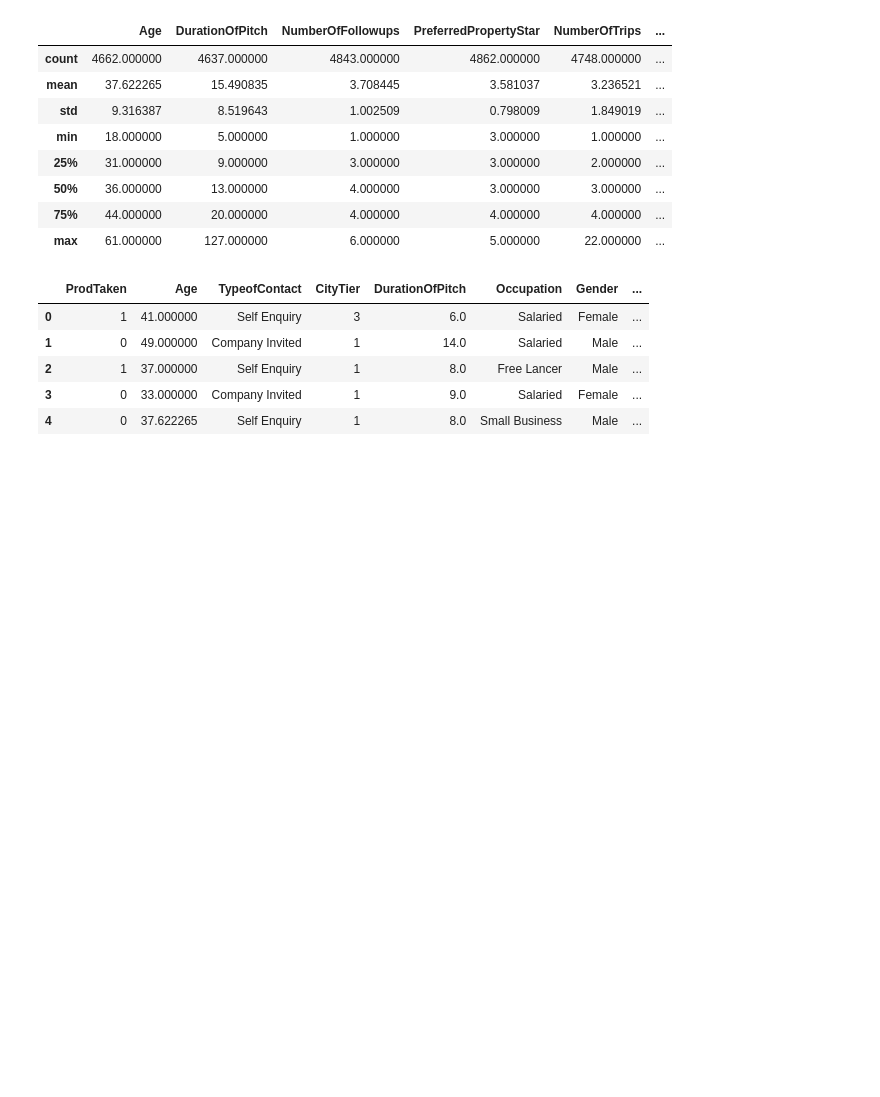
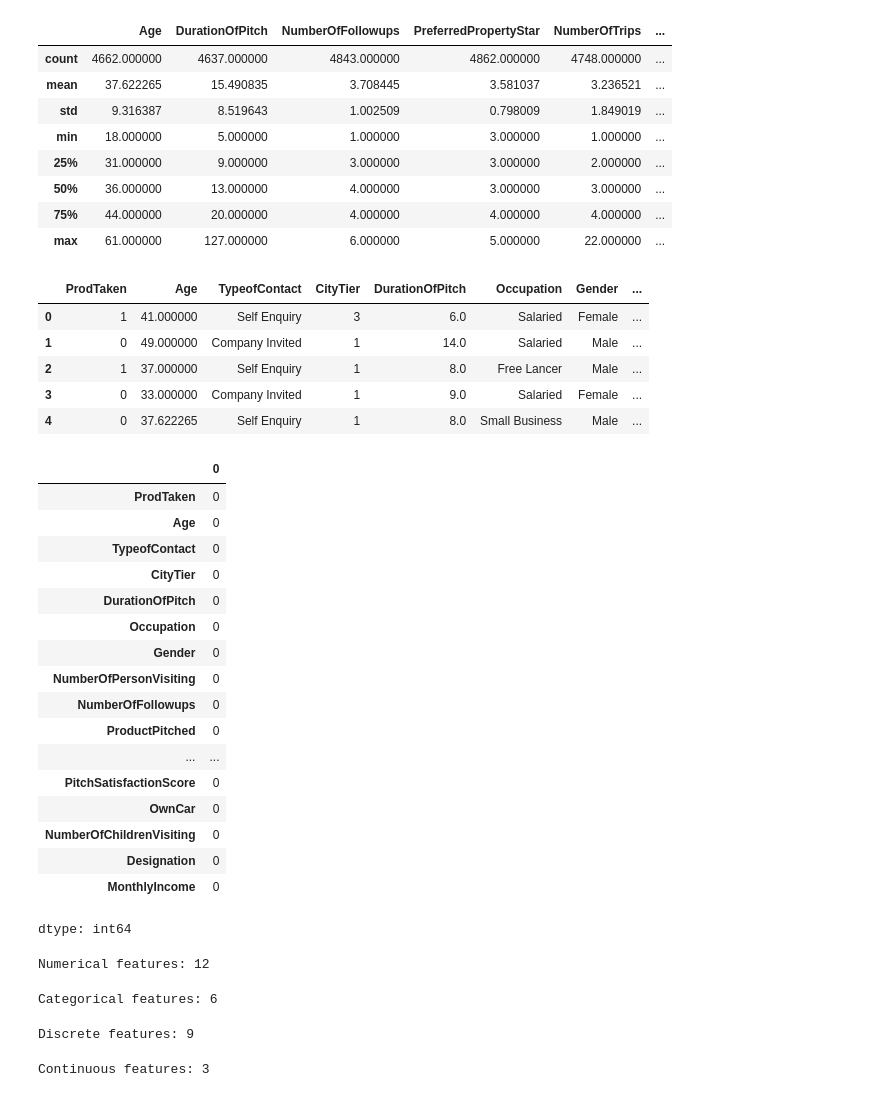
Before and after one commit to Nikhil9490/ML_Algorithms_Revision, a Jupyter notebook: Random_forest_feature_engieering.ipynb, the cells around one changed output. Drawn from its saved outputs; the diff is of its cells as text; code cells hidden in the pictures; blank space fills up the shorter version.

```diff
--- a/Random_forest_feature_engieering.ipynb
+++ b/Random_forest_feature_engieering.ipynb
@@ -126,7 +126,7 @@ df.NumberOfFollowups.fillna(df.NumberOfFollowups.mode()[0],inplace=True)
 # %%
 df.NumberOfTrips.fillna(0, inplace=True)
 # %%
-df.NumberOfChildrenVisiting.fillna(df.NumberOfChildrenVisiting.mode(), inplace=True)
+df.NumberOfChildrenVisiting.fillna(df.NumberOfChildrenVisiting.mode()[0], inplace=True)
 # %%
 df.MonthlyIncome.fillna(df.MonthlyIncome.median(), inplace=True)
 # %%
@@ -140,3 +140,24 @@ df.head()
 | 2 | 1 | 37.000000 | Self Enquiry | 1 | 8.0 | Free Lancer | Male | ... |
 | 3 | 0 | 33.000000 | Company Invited | 1 | 9.0 | Salaried | Female | ... |
 | 4 | 0 | 37.622265 | Self Enquiry | 1 | 8.0 | Small Business | Male | ... |
+# %%
+df.isnull().sum()
+# %% [output]
+|  | 0 |
+| ProdTaken | 0 |
+| Age | 0 |
+| TypeofContact | 0 |
+| CityTier | 0 |
+| DurationOfPitch | 0 |
+| Occupation | 0 |
+| Gender | 0 |
+| NumberOfPersonVisiting | 0 |
+| NumberOfFollowups | 0 |
+| ProductPitched | 0 |
+| ... | ... |
+| PitchSatisfactionScore | 0 |
+| OwnCar | 0 |
+| NumberOfChildrenVisiting | 0 |
+| Designation | 0 |
+| MonthlyIncome | 0 |
+dtype: int64
@@ -142,0 +168,20 @@ df.head()
+# %%
+num_features = [feature for feature in df.columns if df[feature].dtype != 'O']
+print("Numerical features:", len(num_features))
+# %% [output]
+Numerical features: 12
+# %%
+cat_features = [feature for feature in df.columns if df[feature].dtype == 'O']
+print("Categorical features:", len(cat_features))
+# %% [output]
+Categorical features: 6
+# %%
+discrete_features = [feature for feature in num_features if len(df[feature].unique())<25]
+print("Discrete features:", len(discrete_features))
+# %% [output]
+Discrete features: 9
+# %%
+continuous_features = [feature for feature in num_features if feature not in discrete_features]
+print("Continuous features:", len(continuous_features))
+# %% [output]
+Continuous features: 3
```
Also changed, not shown: parts of 4 cells of this notebook.
